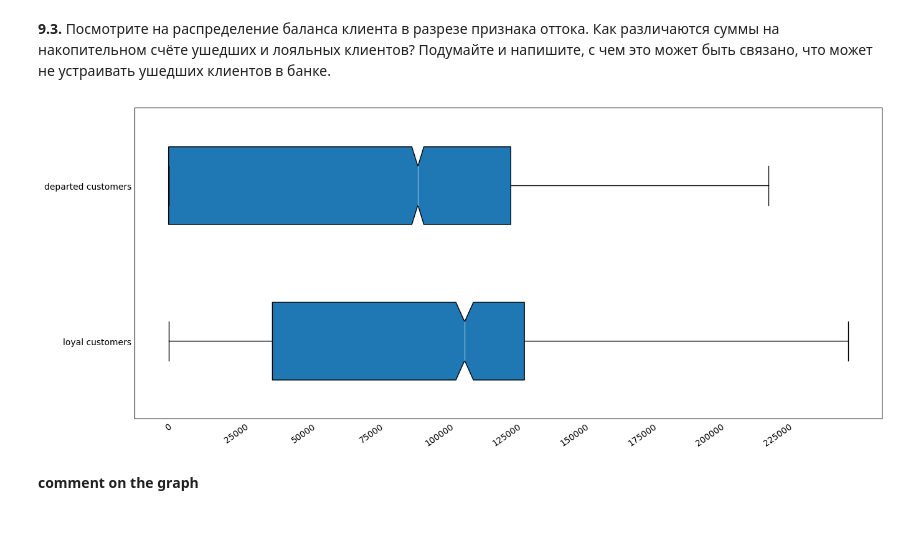
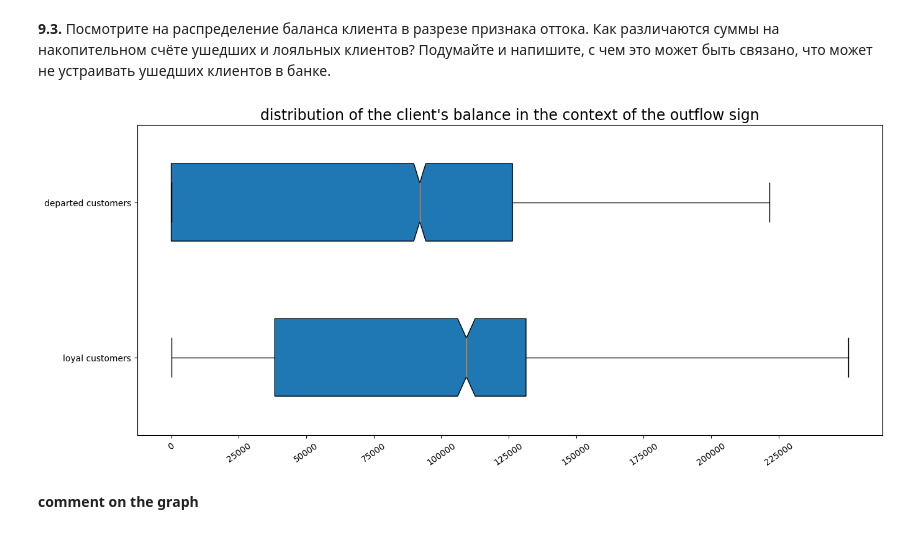
Before and after one commit to ElenaBask/SF_DS_learn, a Jupyter notebook: PY-13/Practice.ipynb, the cells around one changed output. Saved outputs shown, nothing was run; the diff lists cells and outputs as text; code cells hidden in the pictures.

```diff
--- a/PY-13/Practice.ipynb
+++ b/PY-13/Practice.ipynb
@@ -121,27 +121,26 @@ On the histogram we see the normal distribution of customers depending on the am
 # %%
 x =  churn_data[churn_data.Exited == 1].Balance
 y =  churn_data[churn_data.Exited == 0].Balance
 labels = 'loyal customers', 'departed customers'
 
 fig = plt.figure(figsize=(12, 5))
 axes = fig.add_axes([0, 0, 1, 1])
 axes.boxplot(
     [x, y],
     vert=False,
     patch_artist=True,
     labels=labels,
     notch=True,
     widths=0.5,
     # color=('lightblue', 'lightgreen'),
 
 )
 
-# axes.set_ylabel('number of clients')
-# axes.set_title('distribution of customer balance')
+axes.set_title("distribution of the client's balance in the context of the outflow sign", fontsize=17)
 axes.xaxis.set_tick_params(rotation=35)
 plt.xticks(np.arange(0,250000,25000))
 plt.show();
 # %% [output]
-[figure, old version]
+[figure, new version]
 # %% [markdown]
 **comment on the graph**
```
Also changed, not shown: parts of 11 cells of this notebook.
